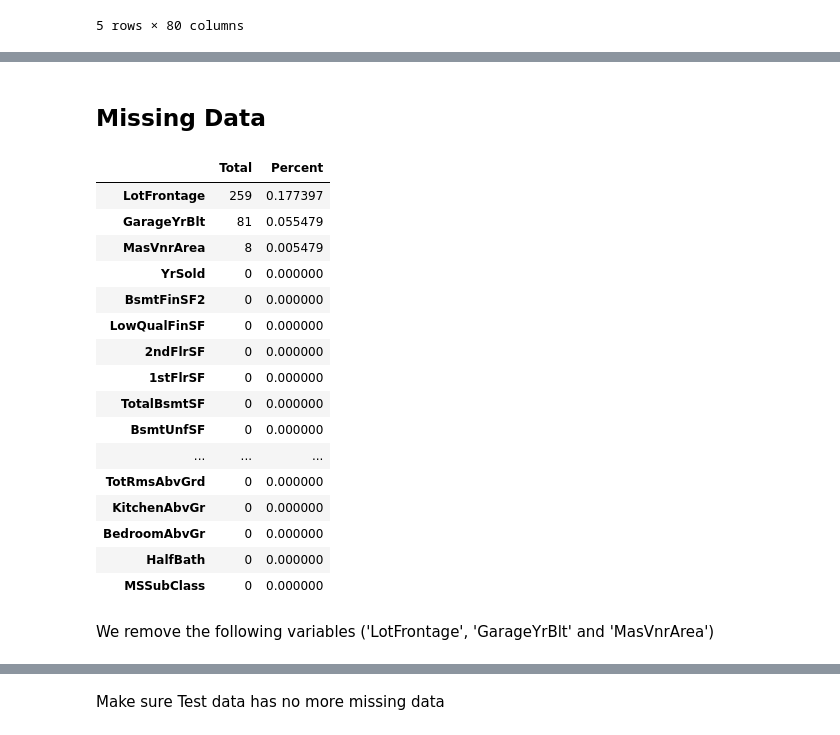
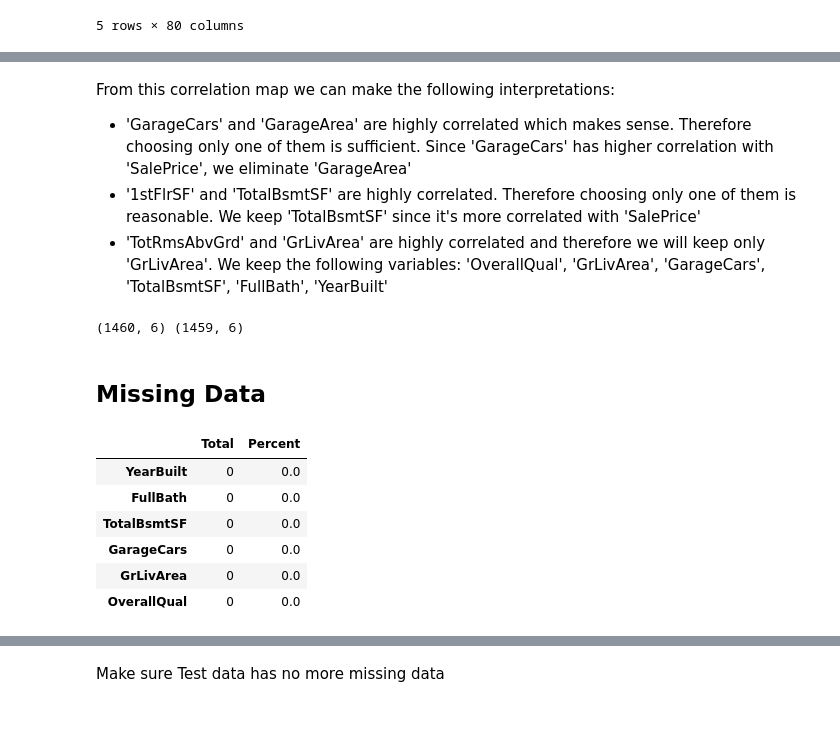
Before and after one commit to maviator/Kaggle_home_price_prediction, a Jupyter notebook: Script/kaggle_home_price_prediction.ipynb, the cells around one changed output, grey strips where cells are left out. Drawn from its saved outputs; the diff is of its cells as text; code cells hidden in the pictures.

Commit message:
Used correlation to reduce number of variables from 36 to 6

```diff
--- a/Script/kaggle_home_price_prediction.ipynb
+++ b/Script/kaggle_home_price_prediction.ipynb
@@ -135,29 +106,33 @@ test_numerical.head()
+# %% [markdown]
+From this correlation map we can make the following interpretations:
+- 'GarageCars' and 'GarageArea' are highly correlated which makes sense. Therefore choosing only one of them is sufficient. Since 'GarageCars' has higher correlation with 'SalePrice', we eliminate 'GarageArea'
+- '1stFlrSF' and 'TotalBsmtSF' are highly correlated. Therefore choosing only one of them is reasonable. We keep 'TotalBsmtSF' since it's more correlated with 'SalePrice'
+- 'TotRmsAbvGrd' and 'GrLivArea' are highly correlated and therefore we will keep only 'GrLivArea'.
+We keep the following variables: 'OverallQual', 'GrLivArea', 'GarageCars', 'TotalBsmtSF', 'FullBath', 'YearBuilt'
+# %%
+col = ['OverallQual', 'GrLivArea', 'GarageCars', 'TotalBsmtSF',
+       'FullBath', 'YearBuilt'
+      ]
+# %%
+train_selected = train[col]
+test_selected = test[col]
+print train_selected.shape, test_selected.shape
+# %% [output]
+(1460, 6) (1459, 6)
 # %% [markdown]
 ## Missing Data
 # %%
-#missing data in train data
-total = train_numerical.isnull().sum().sort_values(ascending=False)
-percent = (train_numerical.isnull().sum()/train_numerical.isnull().count()).sort_values(ascending=False)
+#missing data in train_selected data
+total = train_selected.isnull().sum().sort_values(ascending=False)
+percent = (train_selected.isnull().sum()/train_selected.isnull().count()).sort_values(ascending=False)
 missing_data = pd.concat([total, percent], axis=1, keys=['Total', 'Percent'])
-missing_data.head(36)
+missing_data.head(6)
 # %% [output]
 |  | Total | Percent |
-| LotFrontage | 259 | 0.177397 |
-| GarageYrBlt | 81 | 0.055479 |
-| MasVnrArea | 8 | 0.005479 |
-| YrSold | 0 | 0.000000 |
-| BsmtFinSF2 | 0 | 0.000000 |
-| LowQualFinSF | 0 | 0.000000 |
-| 2ndFlrSF | 0 | 0.000000 |
-| 1stFlrSF | 0 | 0.000000 |
-| TotalBsmtSF | 0 | 0.000000 |
-| BsmtUnfSF | 0 | 0.000000 |
-| ... | ... | ... |
-| TotRmsAbvGrd | 0 | 0.000000 |
-| KitchenAbvGr | 0 | 0.000000 |
-| BedroomAbvGr | 0 | 0.000000 |
-| HalfBath | 0 | 0.000000 |
-| MSSubClass | 0 | 0.000000 |
+| YearBuilt | 0 | 0.0 |
+| FullBath | 0 | 0.0 |
+| TotalBsmtSF | 0 | 0.0 |
+| GarageCars | 0 | 0.0 |
+| GrLivArea | 0 | 0.0 |
+| OverallQual | 0 | 0.0 |
-# %% [markdown]
-We remove the following variables ('LotFrontage', 'GarageYrBlt' and 'MasVnrArea')
 # %%
```
Also changed, not shown: parts of 30 cells of this notebook.
